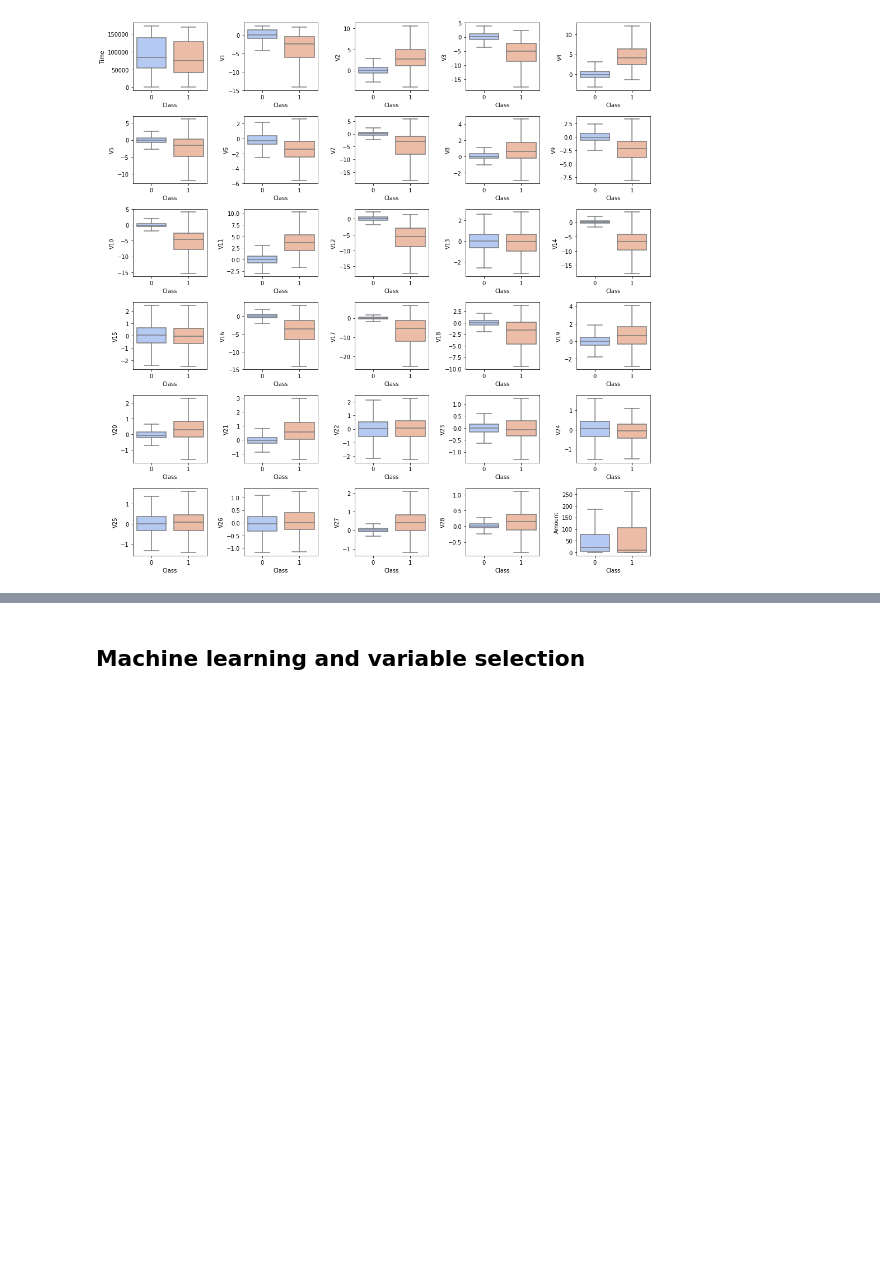
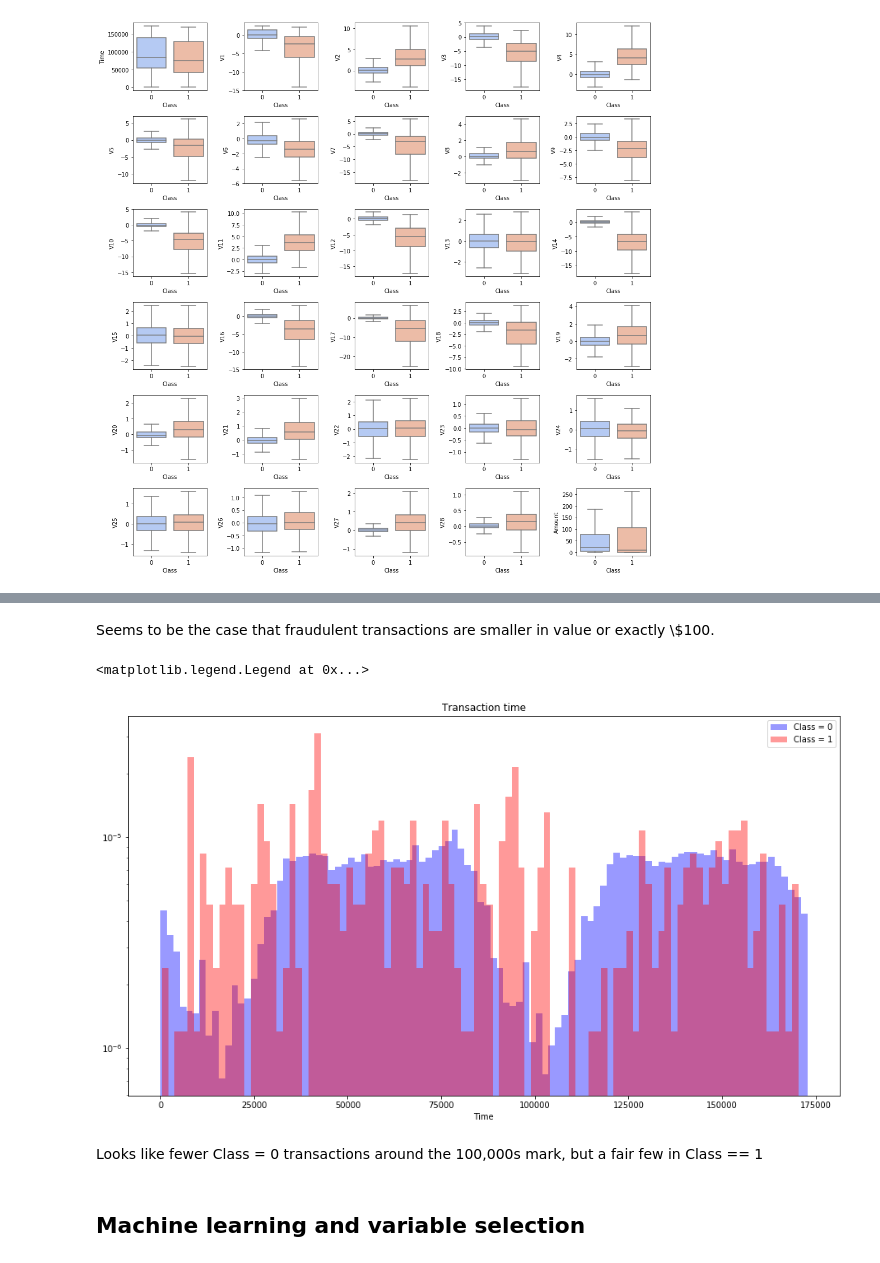
Before and after one commit to RobertVallance/data_science_own_portfolio_projects, a Jupyter notebook: fraud_detection.ipynb, the cells around one changed output, grey strips where cells are left out. Cells and saved outputs as stored; diff of their text form; code cells hidden in the pictures; blank space fills up the shorter version.

```diff
--- a/fraud_detection.ipynb
+++ b/fraud_detection.ipynb
@@ -121,3 +142,19 @@ for i in range(6):
+# %% [markdown]
+Seems to be the case that fraudulent transactions are smaller in value or exactly \\$100.
+# %%
+# Dist plot of time with a hue of the different classes - norm the hists to make comparison easier (but remember far fewer Class = 1 cases)
+fig = plt.figure(figsize=(15,8))
+ax1 = fig.add_axes([0.1, 0.1, 0.8, 0.8])
+sns.distplot(credit_df[credit_df['Class']==0]['Time'], bins=100, ax=ax1, norm_hist=True, color='blue', label='Class = 0', kde=False)
+sns.distplot(credit_df[credit_df['Class']==1]['Time'], bins=100, ax=ax1, norm_hist=True, color='red', label='Class = 1', kde=False)
+ax1.set_yscale('log')
+ax1.set_title('Transaction time')
+ax1.legend()
+# %% [output]
+<matplotlib.legend.Legend at 0x...>
+[figure, added]
+# %% [markdown]
+Looks like fewer Class = 0 transactions around the 100,000s mark, but a fair few in Class == 1
 # %% [markdown]
 ## Machine learning and variable selection
 # %%
```
Also changed, not shown: parts of 7 cells of this notebook.
